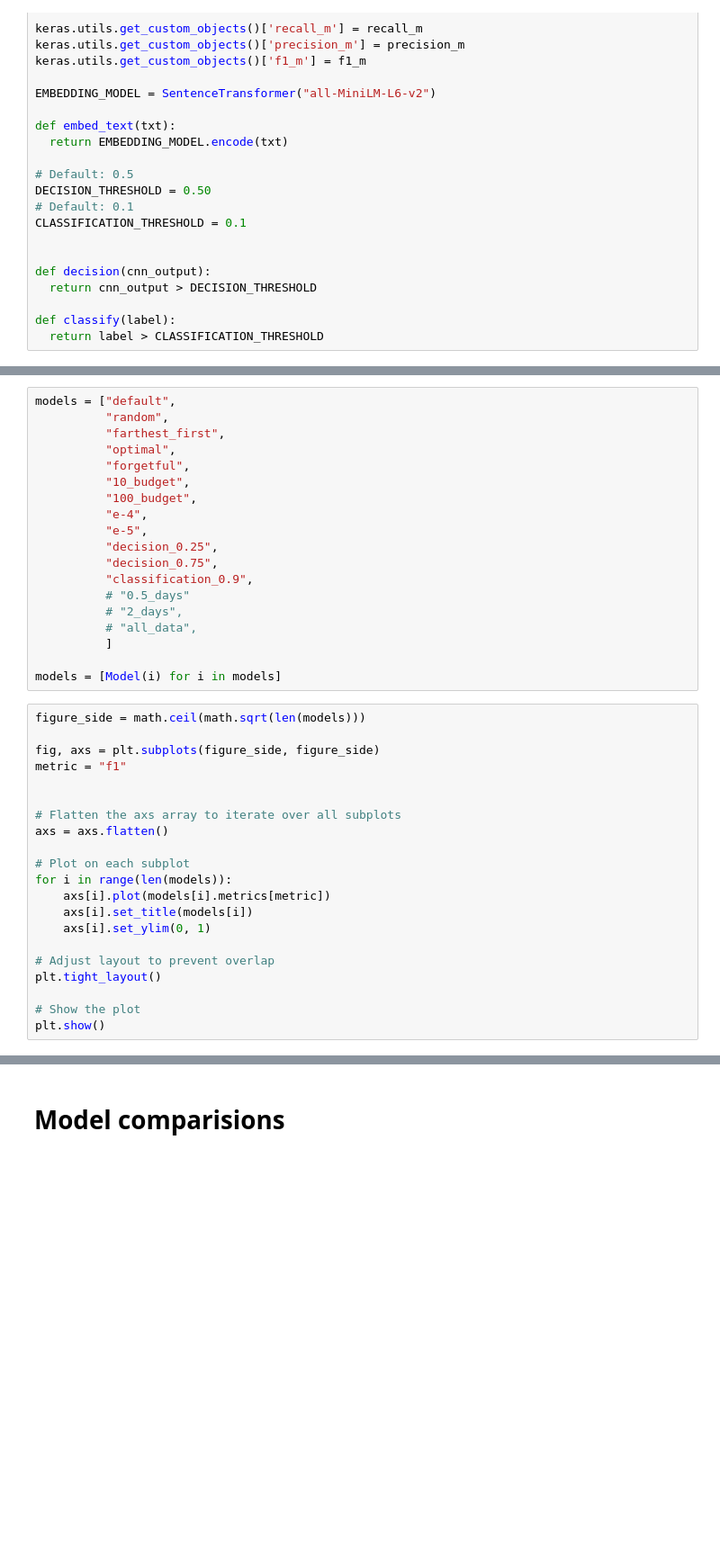
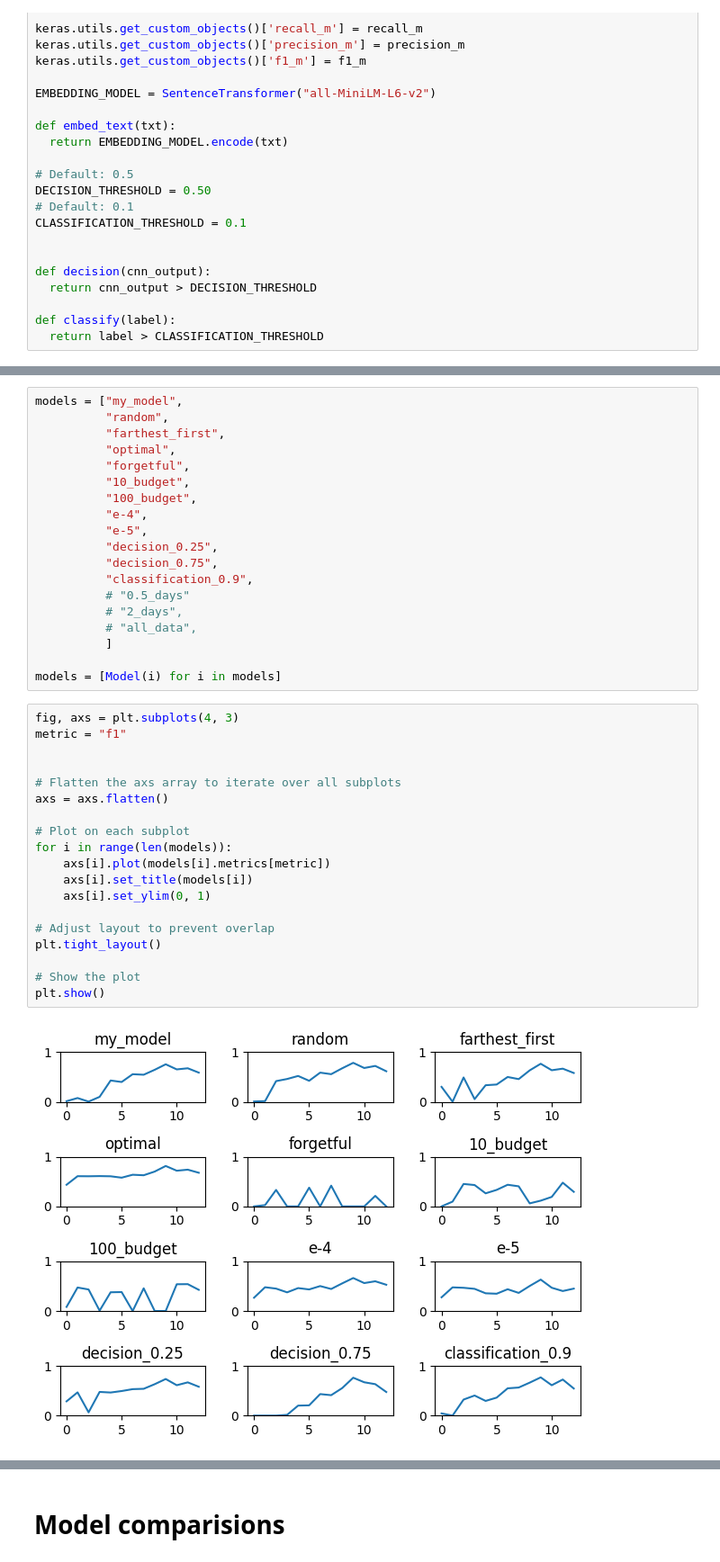
Before and after one commit to Crippius/al_project, a Jupyter notebook: al_analysis.ipynb, the cells around one changed output, grey strips where cells are left out. Shown at 90% size. Cells and saved outputs as stored; diff of their text form; blank space fills up the shorter version.

```diff
--- a/al_analysis.ipynb
+++ b/al_analysis.ipynb
@@ -173,7 +196,7 @@ class Model:
     def predict(self, data):
         return self.tf_adapter.predict(data)
 # %%
-models = ["default",
+models = ["my_model",
           "random",
           "farthest_first",
           "optimal",
@@ -192,26 +215,26 @@ models = ["default",
 
 models = [Model(i) for i in models]
 # %%
-figure_side = math.ceil(math.sqrt(len(models)))
-
-fig, axs = plt.subplots(figure_side, figure_side)
+fig, axs = plt.subplots(4, 3)
 metric = "f1"
 
 
 # Flatten the axs array to iterate over all subplots
 axs = axs.flatten()
 
 # Plot on each subplot
 for i in range(len(models)):
     axs[i].plot(models[i].metrics[metric])
     axs[i].set_title(models[i])
     axs[i].set_ylim(0, 1)
 
 # Adjust layout to prevent overlap
 plt.tight_layout()
 
 # Show the plot
 plt.show()
+# %% [output]
+[figure, added]
 # %%
 
 metric = "f1"
```
Also changed, not shown: parts of 24 cells of this notebook.
